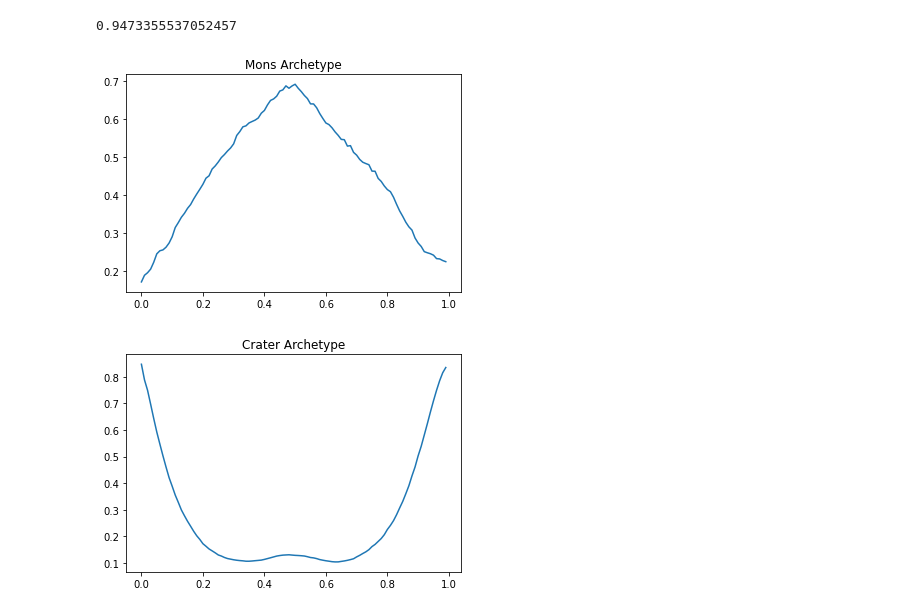
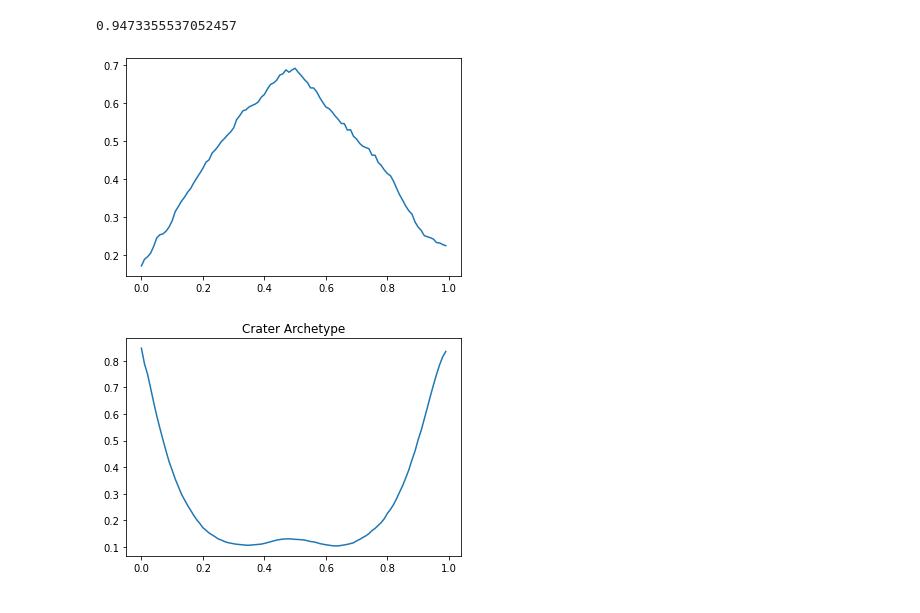
Before and after one commit to pydlv/mars, a Jupyter notebook: mars_archetypes.ipynb, the cells around one changed output. Drawn from its saved outputs; the diff is of its cells as text; code cells hidden in the pictures.

```diff
--- a/mars_archetypes.ipynb
+++ b/mars_archetypes.ipynb
@@ -268,13 +271,13 @@ def generate_archetype(feature_type: str) -> tuple[NormalizedLine, int]:
 # %%
 mons_archetype, _ = generate_archetype("Mons, montes")
 
 xs, ys = zip(*mons_archetype)
 
+
 plt.plot(xs, ys)
-plt.title("Mons Archetype")
 plt.show()
 # %% [output]
-[figure, old version]
+[figure, new version]
 # %%
 crater_archetype, _ = generate_archetype("Crater, craters")
 
```
Also changed, not shown: parts of 1 cell of this notebook.
